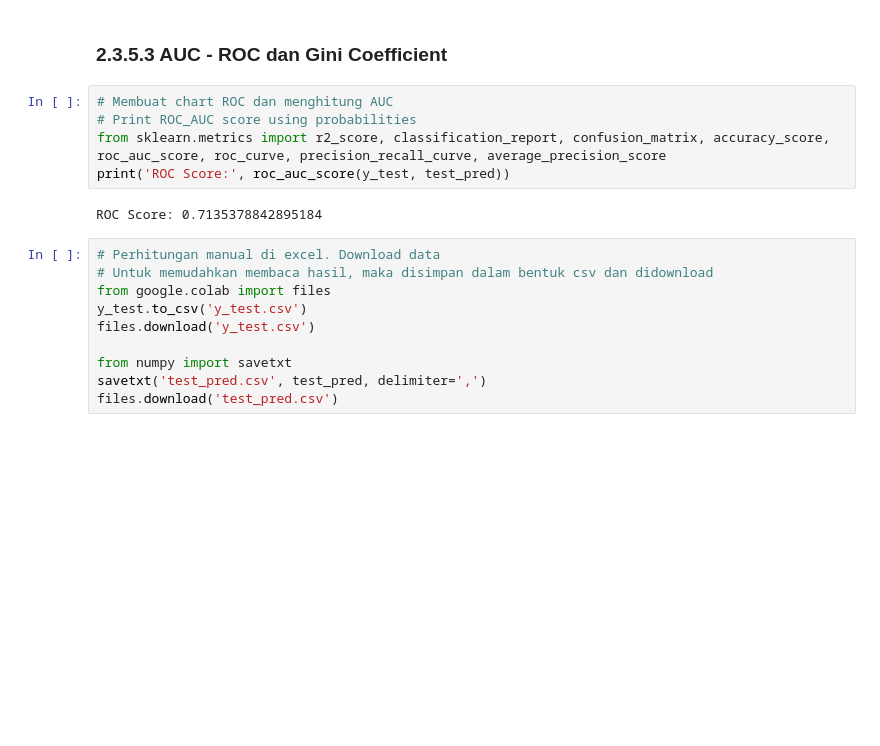
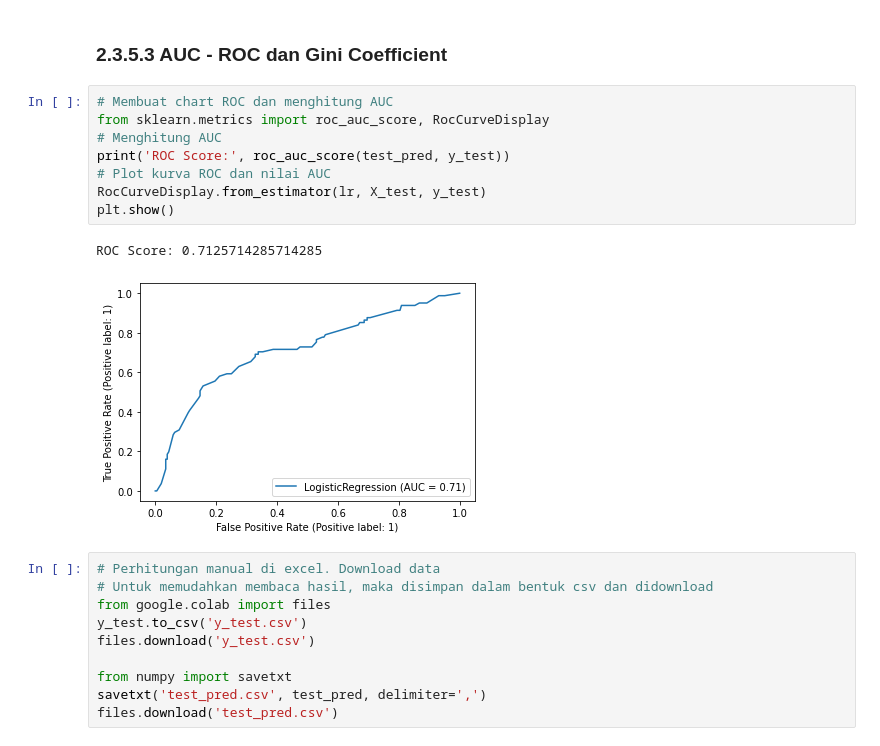
Before and after one commit to IndraLukasTjahaja/Digital_Credit_Risk, a Jupyter notebook: Bab_2_Model_Score_Kredit_dengan_Python.ipynb, the cells around one changed output. Saved outputs shown, nothing was run; the diff lists cells and outputs as text; blank space fills up the shorter version.

```diff
--- a/Bab_2_Model_Score_Kredit_dengan_Python.ipynb
+++ b/Bab_2_Model_Score_Kredit_dengan_Python.ipynb
@@ -1944,11 +1944,15 @@ weighted avg       0.74      0.75      0.72       285
 ### 2.3.5.3 AUC - ROC dan Gini Coefficient
 # %%
 # Membuat chart ROC dan menghitung AUC
-# Print ROC_AUC score using probabilities
-from sklearn.metrics import r2_score, classification_report, confusion_matrix, accuracy_score, roc_auc_score, roc_curve, precision_recall_curve, average_precision_score
-print('ROC Score:', roc_auc_score(y_test, test_pred))
+from sklearn.metrics import roc_auc_score, RocCurveDisplay
+# Menghitung AUC
+print('ROC Score:', roc_auc_score(test_pred, y_test))
+# Plot kurva ROC dan nilai AUC
+RocCurveDisplay.from_estimator(lr, X_test, y_test)
+plt.show()
 # %% [output]
-ROC Score: 0.7135378842895184
+ROC Score: 0.7125714285714285
+[figure, added]
 # %%
 # Perhitungan manual di excel. Download data
 # Untuk memudahkan membaca hasil, maka disimpan dalam bentuk csv dan didownload
```
Also changed, not shown: parts of 18 cells of this notebook.
